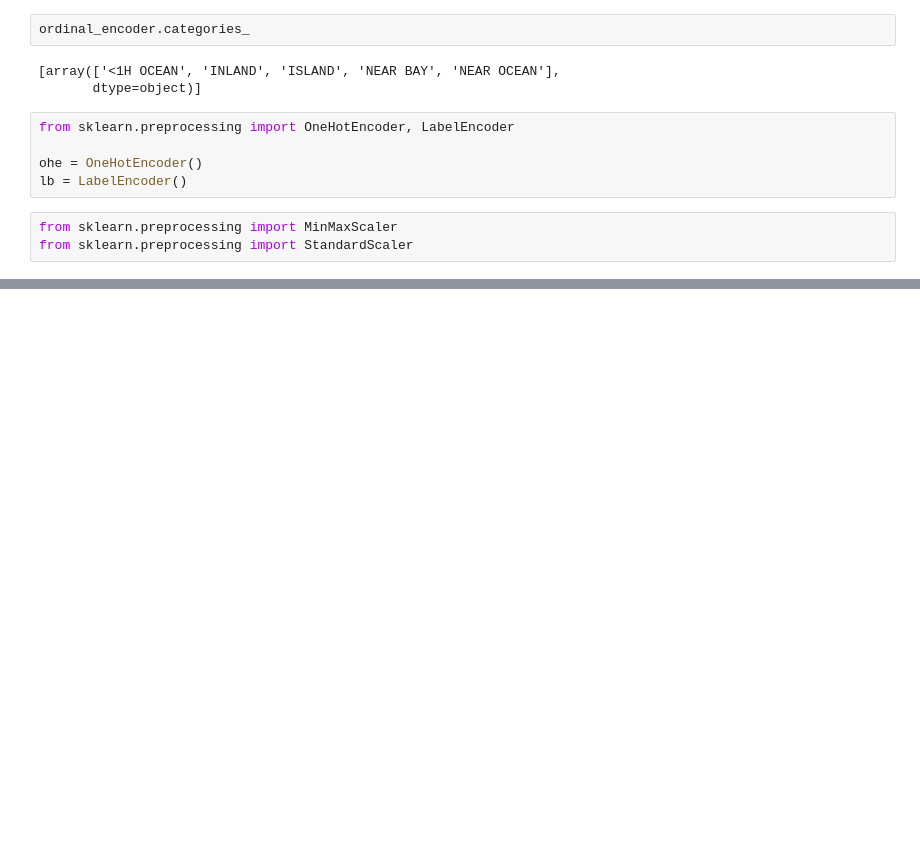
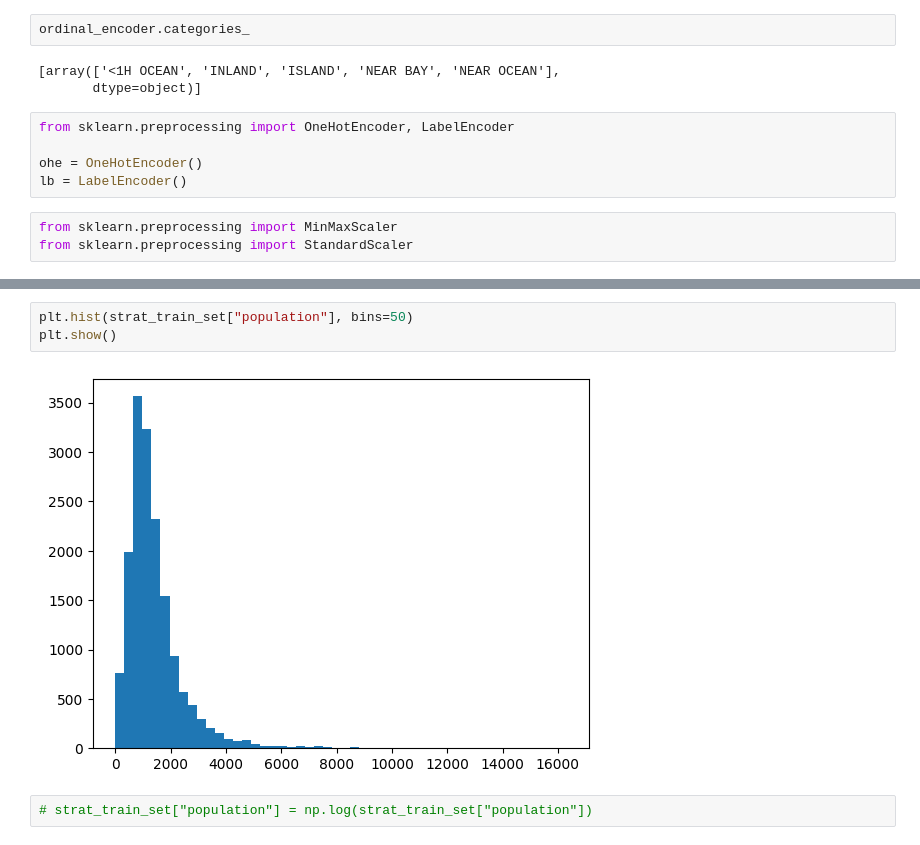
Before and after one commit to NandoG1/HandsOnML, a Jupyter notebook: Chapter-2/index.ipynb, the cells around one changed output, grey strips where cells are left out. Drawn from its saved outputs; the diff is of its cells as text; blank space fills up the shorter version.

```diff
--- a/Chapter-2/index.ipynb
+++ b/Chapter-2/index.ipynb
@@ -317,0 +348,7 @@ from sklearn.preprocessing import StandardScaler
+# %%
+plt.hist(strat_train_set["population"], bins=50)
+plt.show()
+# %% [output]
+[figure, added]
+# %%
+# strat_train_set["population"] = np.log(strat_train_set["population"])
```
Also changed, not shown: parts of 7 cells of this notebook.
